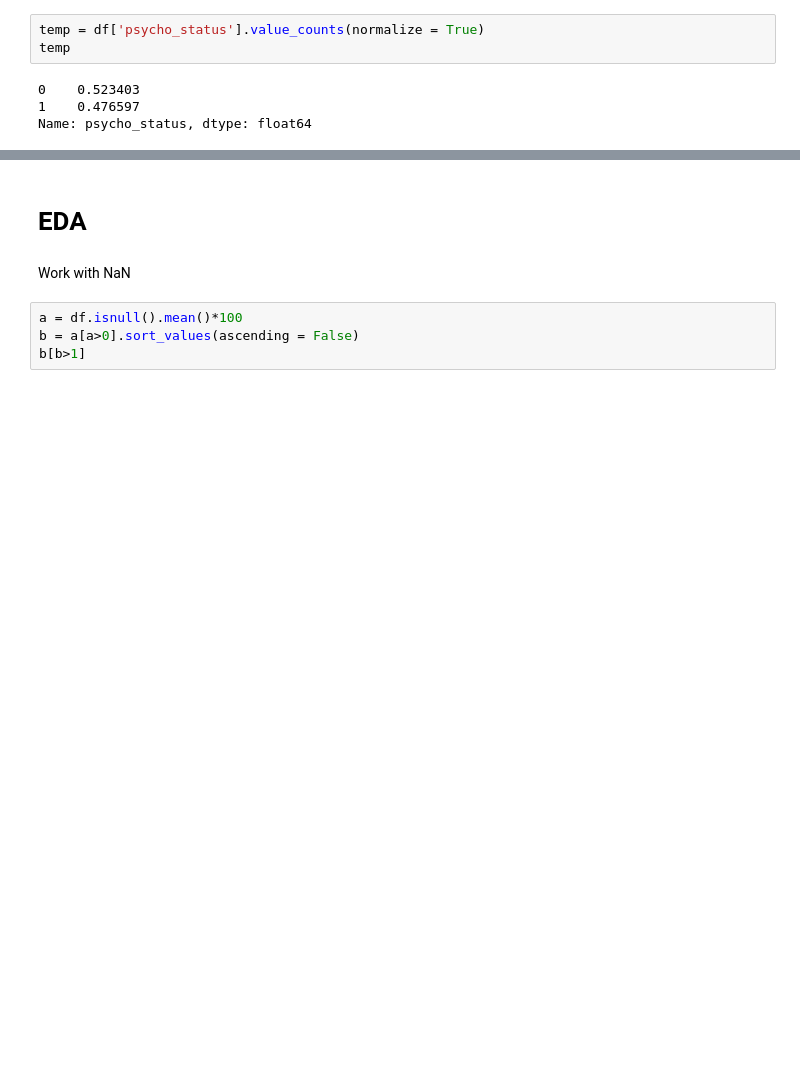
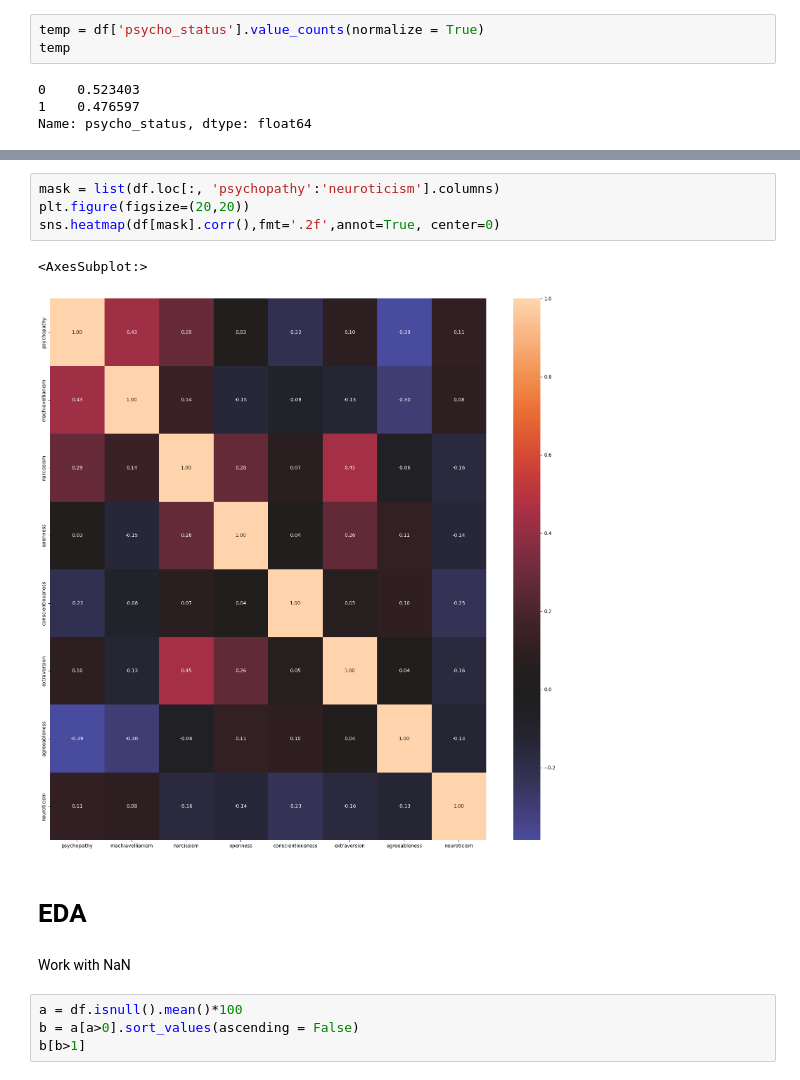
Before and after one commit to annamalkova8/Kaggle, a Jupyter notebook: psychopathy-prediction-my-vers.ipynb, the cells around one changed output, grey strips where cells are left out. Cells and saved outputs as stored; diff of their text form; blank space fills up the shorter version.

```diff
--- a/psychopathy-prediction-my-vers.ipynb
+++ b/psychopathy-prediction-my-vers.ipynb
@@ -113,3 +117,10 @@ fig.show()
+# %%
+mask = list(df.loc[:, 'psychopathy':'neuroticism'].columns)
+plt.figure(figsize=(20,20))
+sns.heatmap(df[mask].corr(),fmt='.2f',annot=True, center=0)
+# %% [output]
+<AxesSubplot:>
+[figure, added]
 # %% [markdown]
 # EDA
 # %% [markdown]
```
Also changed, not shown: parts of 16 cells of this notebook.
